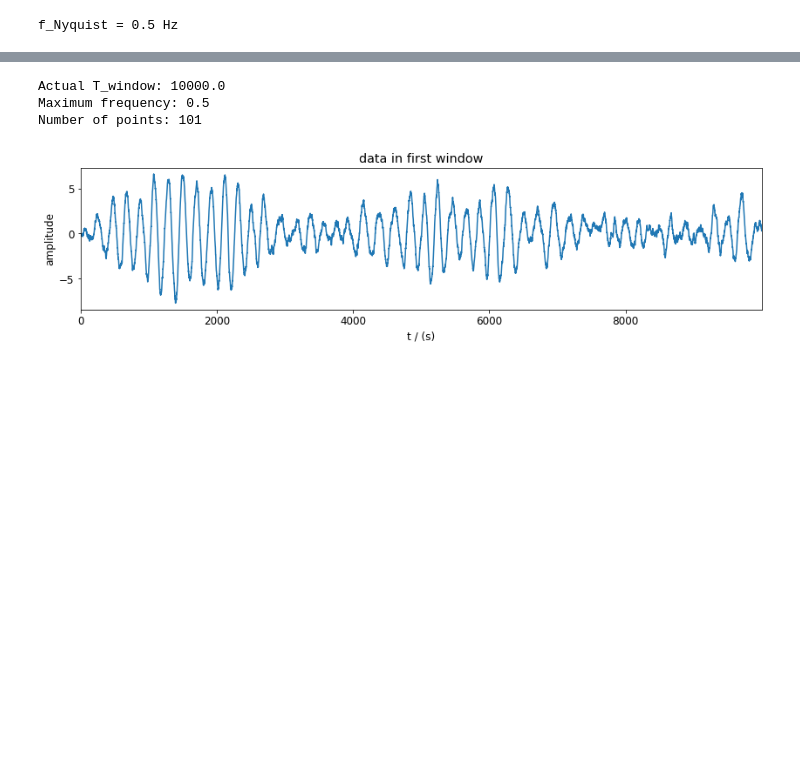
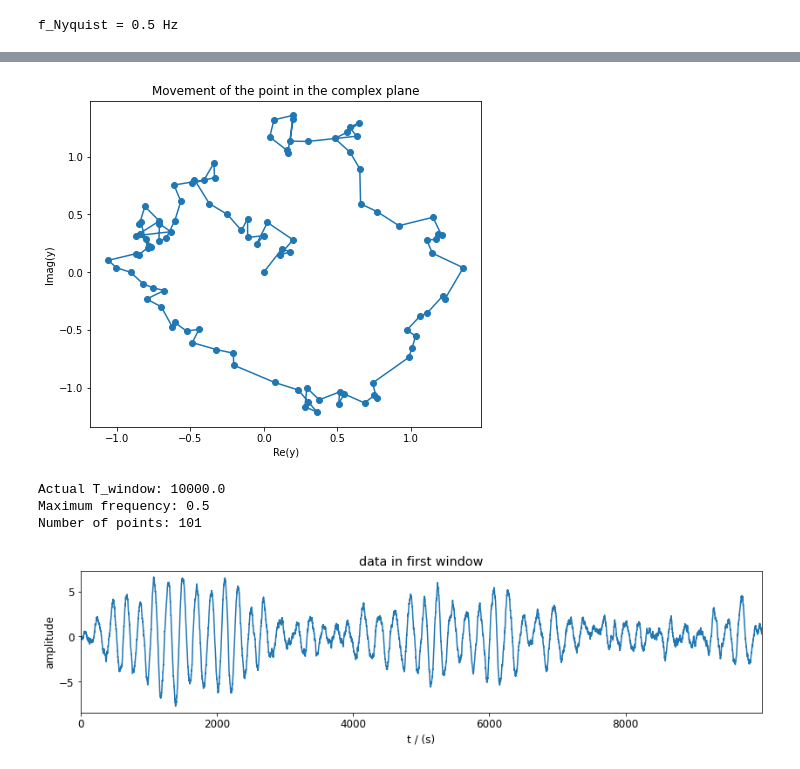
Before and after one commit to MarkusSifft/SignalSnap, a Jupyter notebook: Examples/Correlations Between Two Time Series.ipynb, the cells around one changed output, grey strips where cells are left out. Saved outputs shown, nothing was run; the diff lists cells and outputs as text; code cells hidden in the pictures; blank space fills up the shorter version.

```diff
--- a/Examples/Correlations Between Two Time Series.ipynb
+++ b/Examples/Correlations Between Two Time Series.ipynb
@@ -46,3 +46,12 @@ plt.show()
+# %%
+plt.figure(figsize=(7,6))
+plt.plot(np.real(y[:100]), np.imag(y[:100]), '-o', alpha=1)
+plt.xlabel('Re(y)')
+plt.ylabel('Imag(y)')
+plt.title('Movement of the point in the complex plane')
+plt.show()
+# %% [output]
+[figure, added]
 # %%
 spec = snp.Spectrum(data=np.real(y), corr_data=np.imag(y), delta_t=dt, f_unit='Hz')
 # %%
```
Also changed, not shown: parts of 4 cells of this notebook.
